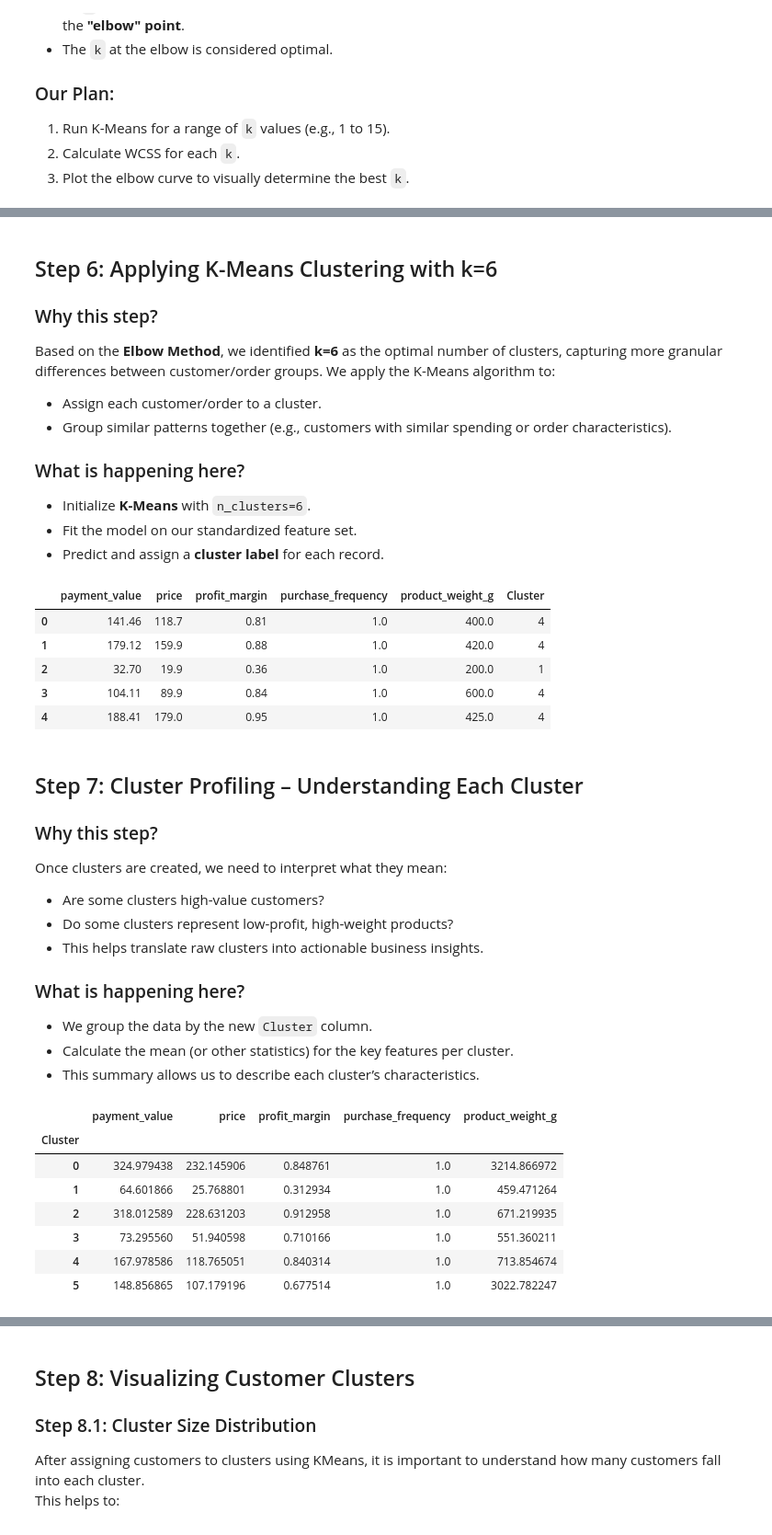
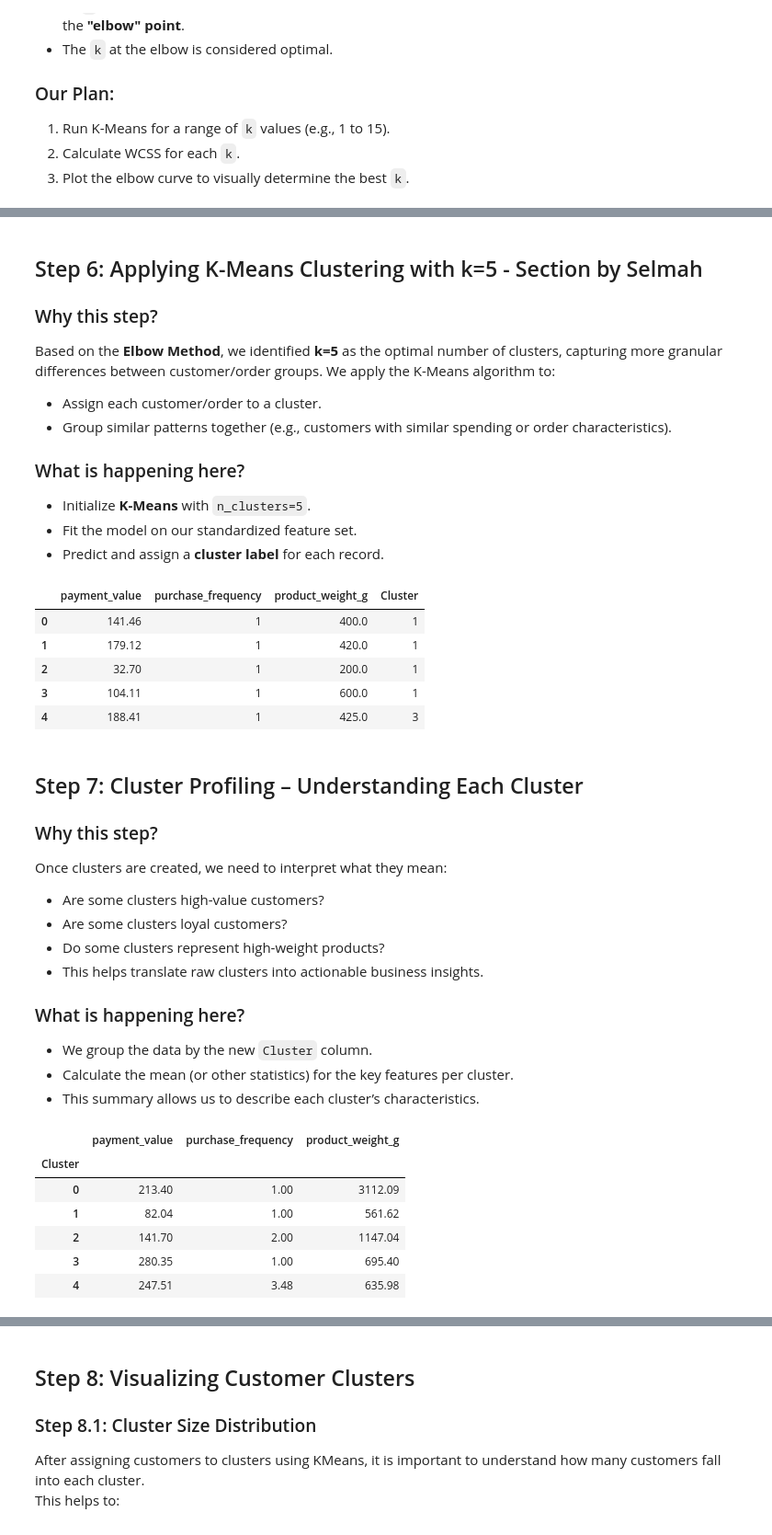
Before and after one commit to ibtj21/DSA2040A_DataMining_Group-6, a Jupyter notebook: notebooks/2_data_mining.ipynb, the cells around one changed output, grey strips where cells are left out. Shown at 92% size. Cells and saved outputs as stored; diff of their text form; code cells hidden in the pictures.

```diff
--- a/notebooks/2_data_mining.ipynb
+++ b/notebooks/2_data_mining.ipynb
@@ -110,7 +123,7 @@ By using these features, we aim to cluster customers based on **monetary value,
 We now create a subset of our dataset with only the chosen features for clustering.
 # %%
 # Select only the numerical columns needed for clustering
-features = ['payment_value', 'price', 'profit_margin', 'purchase_frequency', 'product_weight_g']
+features = ['payment_value','purchase_frequency', 'product_weight_g']
 data = df[features]
 data.head()
 # %% [output]
@@ -172,23 +181,3 @@ The **Elbow Method** plots the **Within-Cluster-Sum-of-Squares (WCSS)** for diff
 1. Run K-Means for a range of `k` values (e.g., 1 to 15).
 2. Calculate WCSS for each `k`.
 3. Plot the elbow curve to visually determine the best `k`.
-# %%
-from sklearn.cluster import KMeans
-import matplotlib.pyplot as plt
-
-wcss = []  # list to store within-cluster sum of squares
-K_range = range(1, 15)# Test K values from 1 to 1=14
-
-for k in K_range:
-    kmeans = KMeans(n_clusters=k, random_state=42)
-    kmeans.fit(scaled_df)
-    wcss.append(kmeans.inertia_)
-
-# Plot the Elbow curve
-plt.figure(figsize=(8, 5))
-plt.plot(K_range, wcss, marker='o', linestyle='--', color='b')
-plt.xlabel('Number of Clusters (k)')
-plt.ylabel('WCSS')
-plt.title('Elbow Method to Determine Optimal k')
-plt.grid(True)
-plt.show()
@@ -210,14 +269,14 @@ We will use **k = 6** for our final K-Means clustering.
 # %% [markdown]
-## Step 6: Applying K-Means Clustering with k=6
+## Step 6: Applying K-Means Clustering with k=5 - Section by Selmah
 
 ###  Why this step?
-Based on the **Elbow Method**, we identified **k=6** as the optimal number of clusters, capturing more granular differences between customer/order groups.
+Based on the **Elbow Method**, we identified **k=5** as the optimal number of clusters, capturing more granular differences between customer/order groups.
 We apply the K-Means algorithm to:
   - Assign each customer/order to a cluster.
   - Group similar patterns together (e.g., customers with similar spending or order characteristics).
 
 ###  What is happening here?
-- Initialize **K-Means** with `n_clusters=6`.
+- Initialize **K-Means** with `n_clusters=5`.
 - Fit the model on our standardized feature set.
 - Predict and assign a **cluster label** for each record.
 # %%
@@ -225,27 +284,28 @@ We apply the K-Means algorithm to:
 from sklearn.cluster import KMeans
 
 # Initialize KMeans with 6 clusters
-kmeans = KMeans(n_clusters=6, random_state=42)
+kmeans = KMeans(n_clusters=5, random_state=42)
 
 # Fit the model and predict cluster labels
 df['Cluster'] = kmeans.fit_predict(scaled_df)
 
 # Display first few rows to confirm clustering
-df[['payment_value', 'price', 'profit_margin', 'purchase_frequency', 'product_weight_g', 'Cluster']].head()
+df[['payment_value','purchase_frequency', 'product_weight_g', 'Cluster']].head()
 # %% [output]
-|  | payment_value | price | profit_margin | purchase_frequency | product_weight_g | Cluster |
-| 0 | 141.46 | 118.7 | 0.81 | 1.0 | 400.0 | 4 |
-| 1 | 179.12 | 159.9 | 0.88 | 1.0 | 420.0 | 4 |
-| 2 | 32.70 | 19.9 | 0.36 | 1.0 | 200.0 | 1 |
-| 3 | 104.11 | 89.9 | 0.84 | 1.0 | 600.0 | 4 |
-| 4 | 188.41 | 179.0 | 0.95 | 1.0 | 425.0 | 4 |
+|  | payment_value | purchase_frequency | product_weight_g | Cluster |
+| 0 | 141.46 | 1 | 400.0 | 1 |
+| 1 | 179.12 | 1 | 420.0 | 1 |
+| 2 | 32.70 | 1 | 200.0 | 1 |
+| 3 | 104.11 | 1 | 600.0 | 1 |
+| 4 | 188.41 | 1 | 425.0 | 3 |
 # %% [markdown]
 ## Step 7: Cluster Profiling – Understanding Each Cluster
 
 ###  Why this step?
 Once clusters are created, we need to interpret what they mean:
 - Are some clusters high-value customers?
-- Do some clusters represent low-profit, high-weight products?
+- Are some clusters loyal customers?
+- Do some clusters represent high-weight products?
 - This helps translate raw clusters into actionable business insights.
 
 ###  What is happening here?
@@ -254,16 +314,16 @@ Once clusters are created, we need to interpret what they mean:
 - This summary allows us to describe each cluster’s characteristics.
 # %%
 # Group by cluster and calculate mean of selected features
-cluster_profile = df.groupby('Cluster')[['payment_value', 'price', 'profit_margin', 'purchase_frequency', 'product_weight_g']].mean()
+cluster_profile = df.groupby('Cluster')[['payment_value', 'purchase_frequency', 'product_weight_g']].mean().round(2)
+cluster_profile
 
 # View cluster profiles
 cluster_profile
 # %% [output]
-|  | payment_value | price | profit_margin | purchase_frequency | product_weight_g |
-| Cluster |  |  |  |  |  |
-| 0 | 324.979438 | 232.145906 | 0.848761 | 1.0 | 3214.866972 |
-| 1 | 64.601866 | 25.768801 | 0.312934 | 1.0 | 459.471264 |
-| 2 | 318.012589 | 228.631203 | 0.912958 | 1.0 | 671.219935 |
-| 3 | 73.295560 | 51.940598 | 0.710166 | 1.0 | 551.360211 |
-| 4 | 167.978586 | 118.765051 | 0.840314 | 1.0 | 713.854674 |
-| 5 | 148.856865 | 107.179196 | 0.677514 | 1.0 | 3022.782247 |
+|  | payment_value | purchase_frequency | product_weight_g |
+| Cluster |  |  |  |
+| 0 | 213.40 | 1.00 | 3112.09 |
+| 1 | 82.04 | 1.00 | 561.62 |
+| 2 | 141.70 | 2.00 | 1147.04 |
+| 3 | 280.35 | 1.00 | 695.40 |
+| 4 | 247.51 | 3.48 | 635.98 |
```
Also changed, not shown: parts of 35 cells of this notebook.
